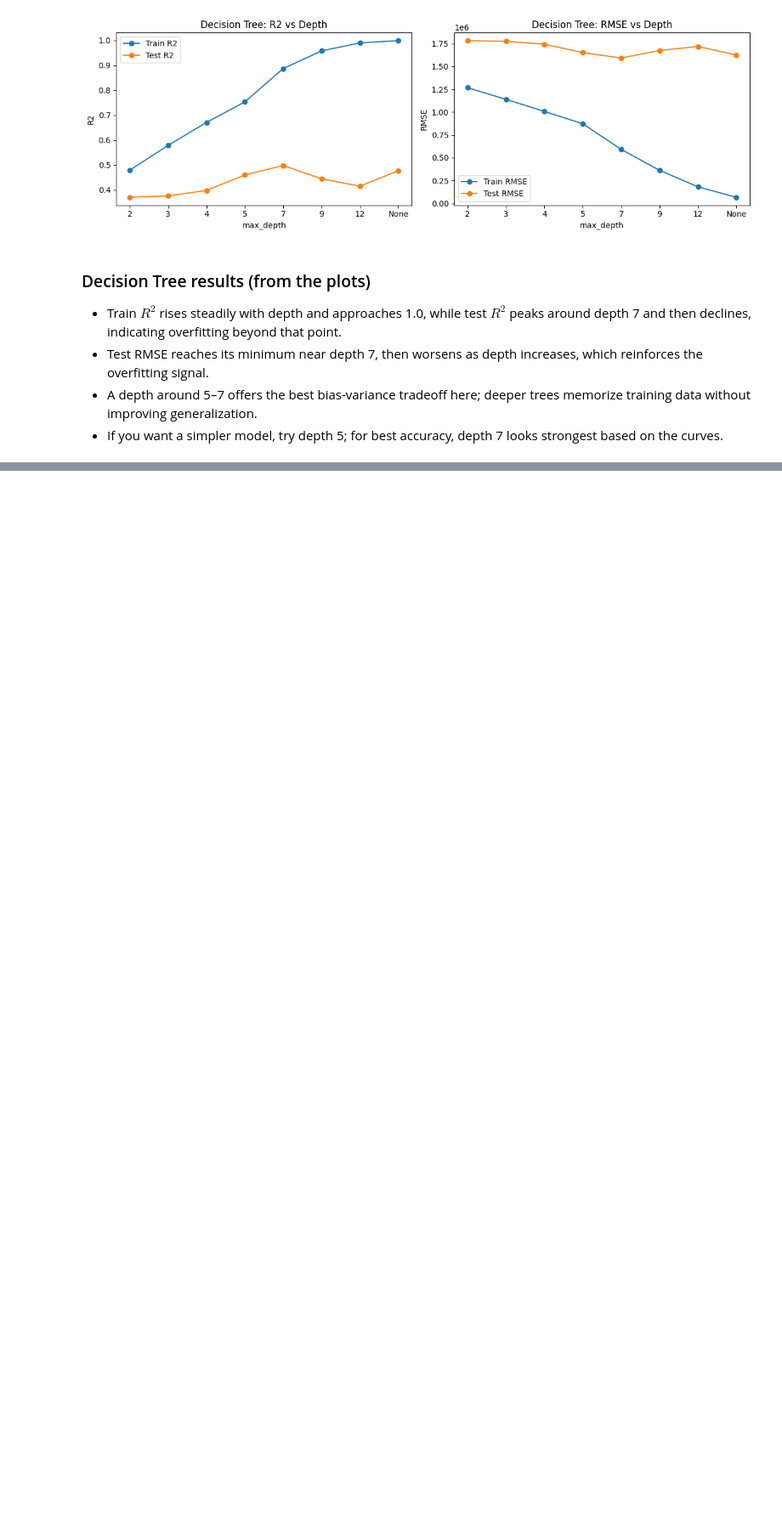
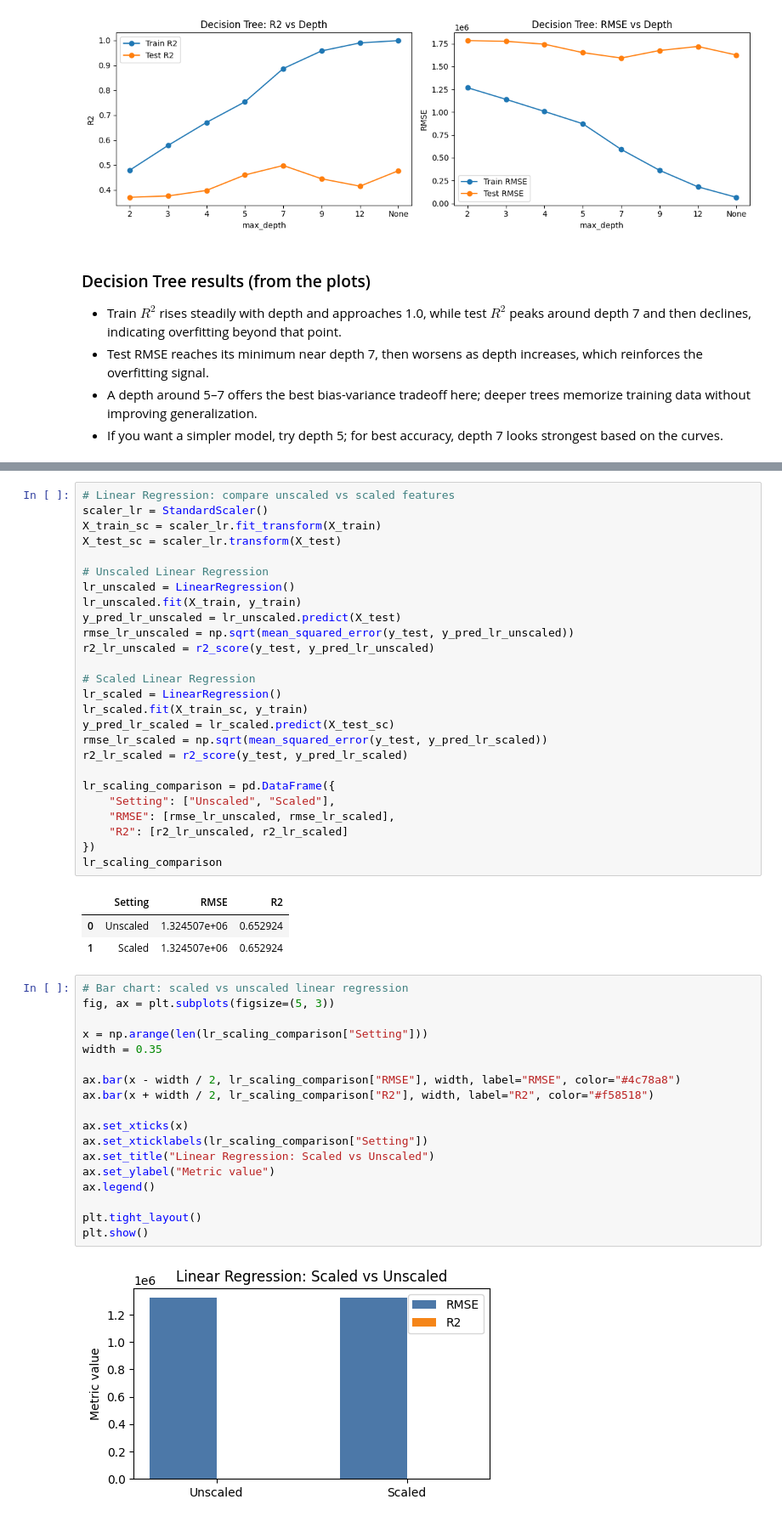
Before and after one commit to deepalsr/technical_assessment_dipal_shrestha_jobaxle, a Jupyter notebook: ai_ml/notebooks/notebook.ipynb, the cells around one changed output, grey strips where cells are left out. Shown at 85% size. Drawn from its saved outputs; the diff is of its cells as text; blank space fills up the shorter version.

```diff
--- a/ai_ml/notebooks/notebook.ipynb
+++ b/ai_ml/notebooks/notebook.ipynb
@@ -510,0 +515,50 @@ plt.show()
+# %%
+# Linear Regression: compare unscaled vs scaled features
+scaler_lr = StandardScaler()
+X_train_sc = scaler_lr.fit_transform(X_train)
+X_test_sc = scaler_lr.transform(X_test)
+
+# Unscaled Linear Regression
+lr_unscaled = LinearRegression()
+lr_unscaled.fit(X_train, y_train)
+y_pred_lr_unscaled = lr_unscaled.predict(X_test)
+rmse_lr_unscaled = np.sqrt(mean_squared_error(y_test, y_pred_lr_unscaled))
+r2_lr_unscaled = r2_score(y_test, y_pred_lr_unscaled)
+
+# Scaled Linear Regression
+lr_scaled = LinearRegression()
+lr_scaled.fit(X_train_sc, y_train)
+y_pred_lr_scaled = lr_scaled.predict(X_test_sc)
+rmse_lr_scaled = np.sqrt(mean_squared_error(y_test, y_pred_lr_scaled))
+r2_lr_scaled = r2_score(y_test, y_pred_lr_scaled)
+
+lr_scaling_comparison = pd.DataFrame({
+    "Setting": ["Unscaled", "Scaled"],
+    "RMSE": [rmse_lr_unscaled, rmse_lr_scaled],
+    "R2": [r2_lr_unscaled, r2_lr_scaled]
+})
+lr_scaling_comparison
+# %% [output]
+|  | Setting | RMSE | R2 |
+| 0 | Unscaled | 1.324507e+06 | 0.652924 |
+| 1 | Scaled | 1.324507e+06 | 0.652924 |
+# %%
+# Bar chart: scaled vs unscaled linear regression
+fig, ax = plt.subplots(figsize=(5, 3))
+
+x = np.arange(len(lr_scaling_comparison["Setting"]))
+width = 0.35
+
+ax.bar(x - width / 2, lr_scaling_comparison["RMSE"], width, label="RMSE", color="#4c78a8")
+ax.bar(x + width / 2, lr_scaling_comparison["R2"], width, label="R2", color="#f58518")
+
+ax.set_xticks(x)
+ax.set_xticklabels(lr_scaling_comparison["Setting"])
+ax.set_title("Linear Regression: Scaled vs Unscaled")
+ax.set_ylabel("Metric value")
+ax.legend()
+
+plt.tight_layout()
+plt.show()
+# %% [output]
+[figure, added]
```
Also changed, not shown: parts of 3 cells of this notebook.
